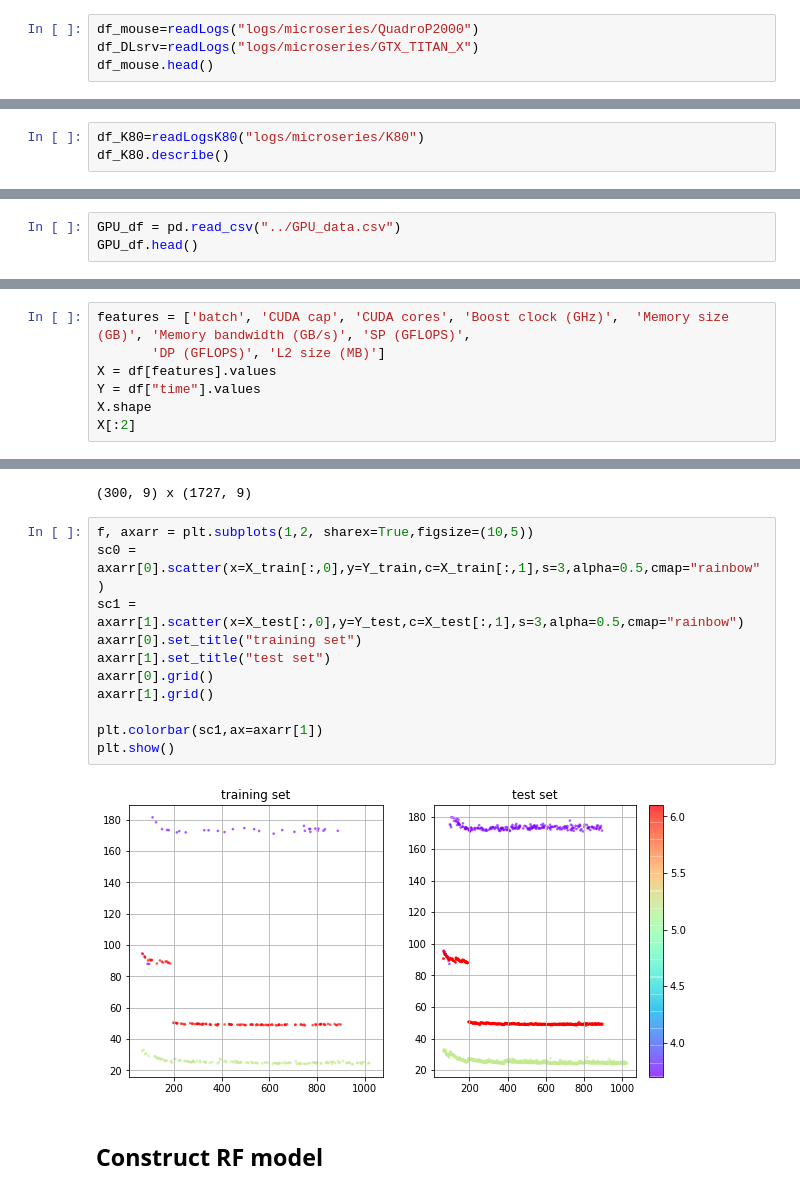
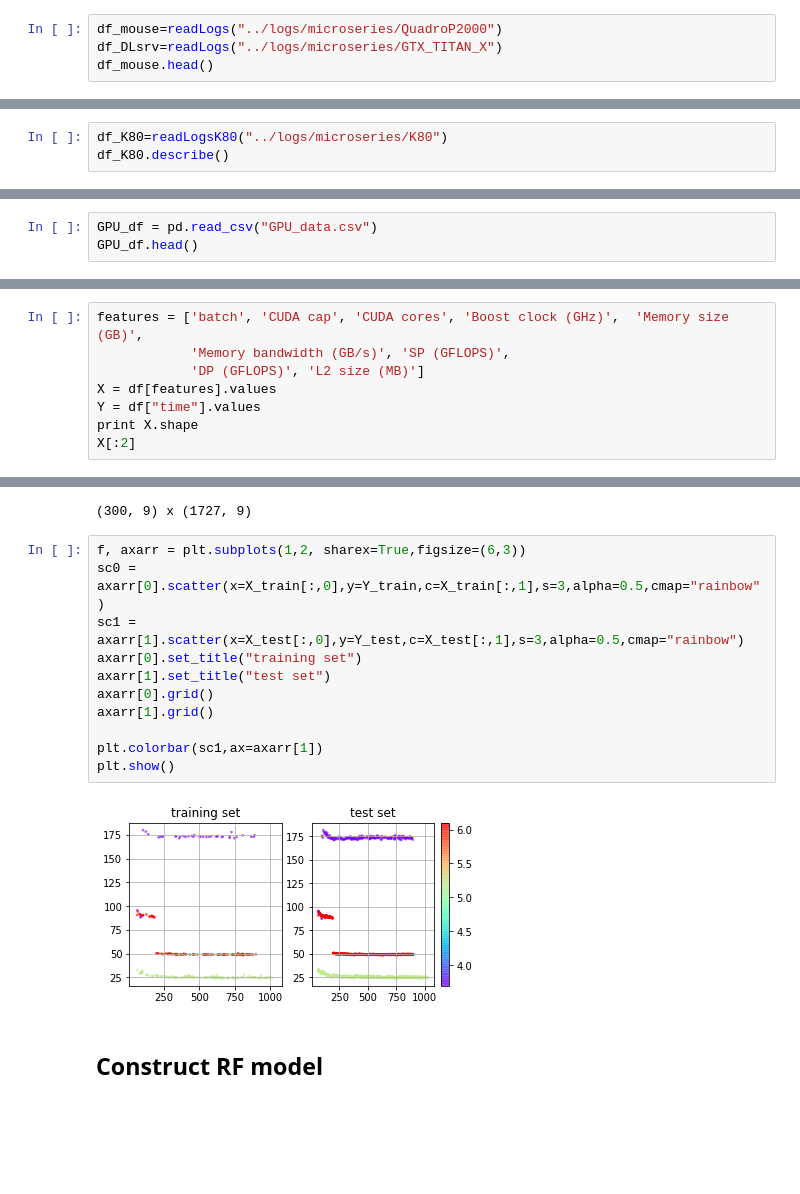
Before and after one commit to pyotr777/mlbenchmarks, a Jupyter notebook: Chainer/predictions/microseries_predict_time_multiplatforms_MSEperTrainSetSize.ipynb, the cells around one changed output, grey strips where cells are left out. Saved outputs shown, nothing was run; the diff lists cells and outputs as text; blank space fills up the shorter version.

```diff
--- a/Chainer/predictions/microseries_predict_time_multiplatforms_MSEperTrainSetSize.ipynb
+++ b/Chainer/predictions/microseries_predict_time_multiplatforms_MSEperTrainSetSize.ipynb
@@ -84,7 +87,7 @@ def readLogs(logdir, debug=False):
 GTX_TITAN_X K80         QuadroP2000
 # %%
-df_mouse=readLogs("logs/microseries/QuadroP2000")
-df_DLsrv=readLogs("logs/microseries/GTX_TITAN_X")
+df_mouse=readLogs("../logs/microseries/QuadroP2000")
+df_DLsrv=readLogs("../logs/microseries/GTX_TITAN_X")
 df_mouse.head()
 # %% [output]
 |  | batch | learn | epoch | time |
@@ -161,7 +164,7 @@ def fileToDF_K80(logfile, debug=False):
 
     return df
 # %%
-df_K80=readLogsK80("logs/microseries/K80")
+df_K80=readLogsK80("../logs/microseries/K80")
 df_K80.describe()
 # %% [output]
 |  | batch | learn | epoch | time |
@@ -229,7 +232,7 @@ mdf.head()
 # %% [output]
 GPU_data.csv
 # %%
-GPU_df = pd.read_csv("../GPU_data.csv")
+GPU_df = pd.read_csv("GPU_data.csv")
 GPU_df.head()
 # %% [output]
 |  | GPU model | CUDA cap | CUDA cores | Boost clock (GHz) | Memory size (GB) | Memory bandwidth (GB/s) | ... |
@@ -286,10 +289,11 @@ array(['GPU', 'CUDA cap', 'CUDA cores', 'Boost clock (GHz)',
        'Memory size (GB)', 'Memory bandwidth (GB/s)', 'SP (GFLOPS)',
        'DP (GFLOPS)', 'L2 size (MB)'], dtype=object)
 # %%
-features = ['batch', 'CUDA cap', 'CUDA cores', 'Boost clock (GHz)',  'Memory size (GB)', 'Memory bandwidth (GB/s)', 'SP (GFLOPS)',
-       'DP (GFLOPS)', 'L2 size (MB)']
+features = ['batch', 'CUDA cap', 'CUDA cores', 'Boost clock (GHz)',  'Memory size (GB)',
+            'Memory bandwidth (GB/s)', 'SP (GFLOPS)',
+            'DP (GFLOPS)', 'L2 size (MB)']
 X = df[features].values
 Y = df["time"].values
-X.shape
+print X.shape
 X[:2]
 # %% [output]
@@ -311,18 +316,18 @@ print X_train.shape,"x",X_test.shape
 # %% [output]
 (300, 9) x (1727, 9)
 # %%
-f, axarr = plt.subplots(1,2, sharex=True,figsize=(10,5))
+f, axarr = plt.subplots(1,2, sharex=True,figsize=(6,3))
 sc0 = axarr[0].scatter(x=X_train[:,0],y=Y_train,c=X_train[:,1],s=3,alpha=0.5,cmap="rainbow")
 sc1 = axarr[1].scatter(x=X_test[:,0],y=Y_test,c=X_test[:,1],s=3,alpha=0.5,cmap="rainbow")
 axarr[0].set_title("training set")
 axarr[1].set_title("test set")
 axarr[0].grid()
 axarr[1].grid()
 
 plt.colorbar(sc1,ax=axarr[1])
 plt.show()
 # %% [output]
-[figure, old version]
+[figure, new version]
 # %% [markdown]
 ## Construct RF model
 # %%
```
Also changed, not shown: parts of 35 cells of this notebook, 2 other files.
